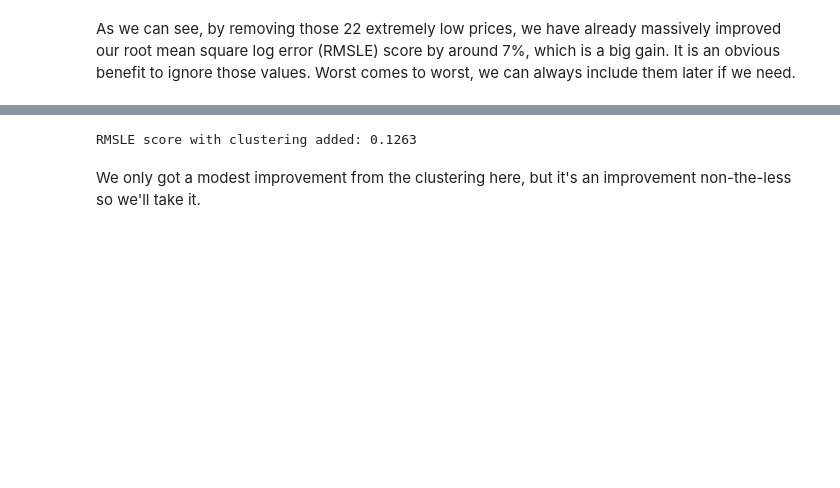
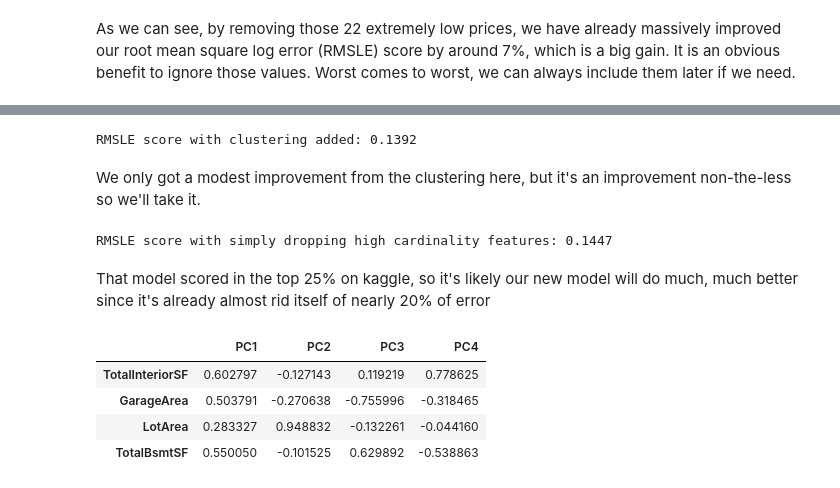
Before and after one commit to Ben-Hardy/kaggle, a Jupyter notebook: ames_housing_data/ames.ipynb, the cells around one changed output, grey strips where cells are left out. Drawn from its saved outputs; the diff is of its cells as text; code cells hidden in the pictures; blank space fills up the shorter version.

Commit message:
finished submission. Not perfect obviously but good enough to get comfortably into the top 20% of solutions

```diff
--- a/ames_housing_data/ames.ipynb
+++ b/ames_housing_data/ames.ipynb
@@ -211,7 +209,11 @@ sns.catplot(x='SalePrice', y='Cluster', data=X_mi, kind='boxen', height=6)
 X_mi.pop('SalePrice')
 score = get_XGB_score(X_mi, y_mi)
 print(f"RMSLE score with clustering added: {score:.4f}")
+
+X_no_PCA = X_mi.copy()
+y_no_PCA = y_mi.copy()
+X_no_PCA['SalePrice'] = y_no_PCA
 # %% [output]
-RMSLE score with clustering added: 0.1263
+RMSLE score with clustering added: 0.1392
 # %% [markdown]
 We only got a modest improvement from the clustering here, but it's an improvement non-the-less so we'll take it.
@@ -219,0 +220,46 @@ We only got a modest improvement from the clustering here, but it's an improveme
+# %%
+# side note: this was a modification of this dataset that I used for a submission on kaggle a year+ ago. let's see how it
+X_st = df.copy()
+X_st.dropna(axis=0, subset=['SalePrice'], inplace=True)
+y_st = X_st.pop('SalePrice')
+low_cardinality_cols = [cname for cname in X_st.columns if X_st[cname].nunique() < 10 and X_st[cname].dtype == "object"]
+
+numeric_cols = [cname for cname in X_st.columns if X_st[cname].dtype in ['int64', 'float64']]
+
+X_st = X_st[low_cardinality_cols + numeric_cols]
+score = get_XGB_score(X_st,y_st)
+print(f"RMSLE score with simply dropping high cardinality features: {score:.4f}")
+# %% [output]
+RMSLE score with simply dropping high cardinality features: 0.1447
+# %% [markdown]
+That model scored in the top 25% on kaggle, so it's likely our new model will do much, much better since it's already almost rid itself of nearly 20% of error
+# %%
+# back on track
+features = ['TotalInteriorSF', 'GarageArea', 'LotArea', 'TotalBsmtSF']
+X_mi['SalePrice'] = y_mi
+X_PCA = X_mi.copy()
+y_PCA = X_PCA.pop('SalePrice')
+X_PCA = X_PCA.loc[:, features]
+
+X_scaled = (X_PCA - X_PCA.mean(axis=0)) / X_PCA.std(axis=0)
+# %%
+# Create principal components
+pca = PCA()
+X_pca = pca.fit_transform(X_scaled)
+
+# Convert to dataframe
+component_names = [f"PC{i+1}" for i in range(X_pca.shape[1])]
+X_pca = pd.DataFrame(X_pca, columns=component_names)
+
+loadings = pd.DataFrame(
+    pca.components_.T,  # transpose the matrix of loadings
+    columns=component_names,  # so the columns are the principal components
+    index=X_PCA.columns,  # and the rows are the original features
+)
+loadings
+# %% [output]
+|  | PC1 | PC2 | PC3 | PC4 |
+| TotalInteriorSF | 0.602797 | -0.127143 | 0.119219 | 0.778625 |
+| GarageArea | 0.503791 | -0.270638 | -0.755996 | -0.318465 |
+| LotArea | 0.283327 | 0.948832 | -0.132261 | -0.044160 |
+| TotalBsmtSF | 0.550050 | -0.101525 | 0.629892 | -0.538863 |
```
Also changed, not shown: parts of 18 cells of this notebook, 1 other file.
